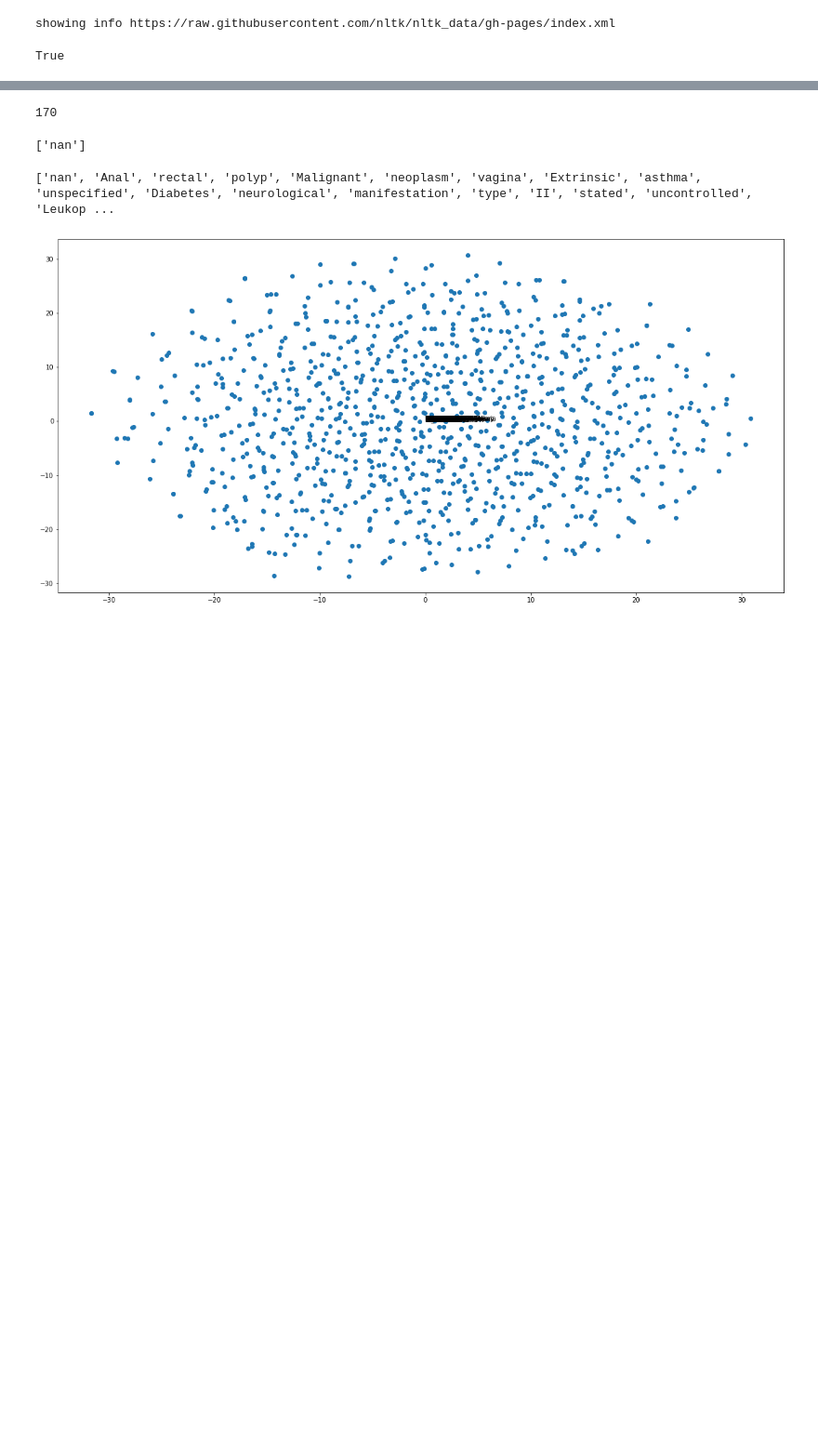
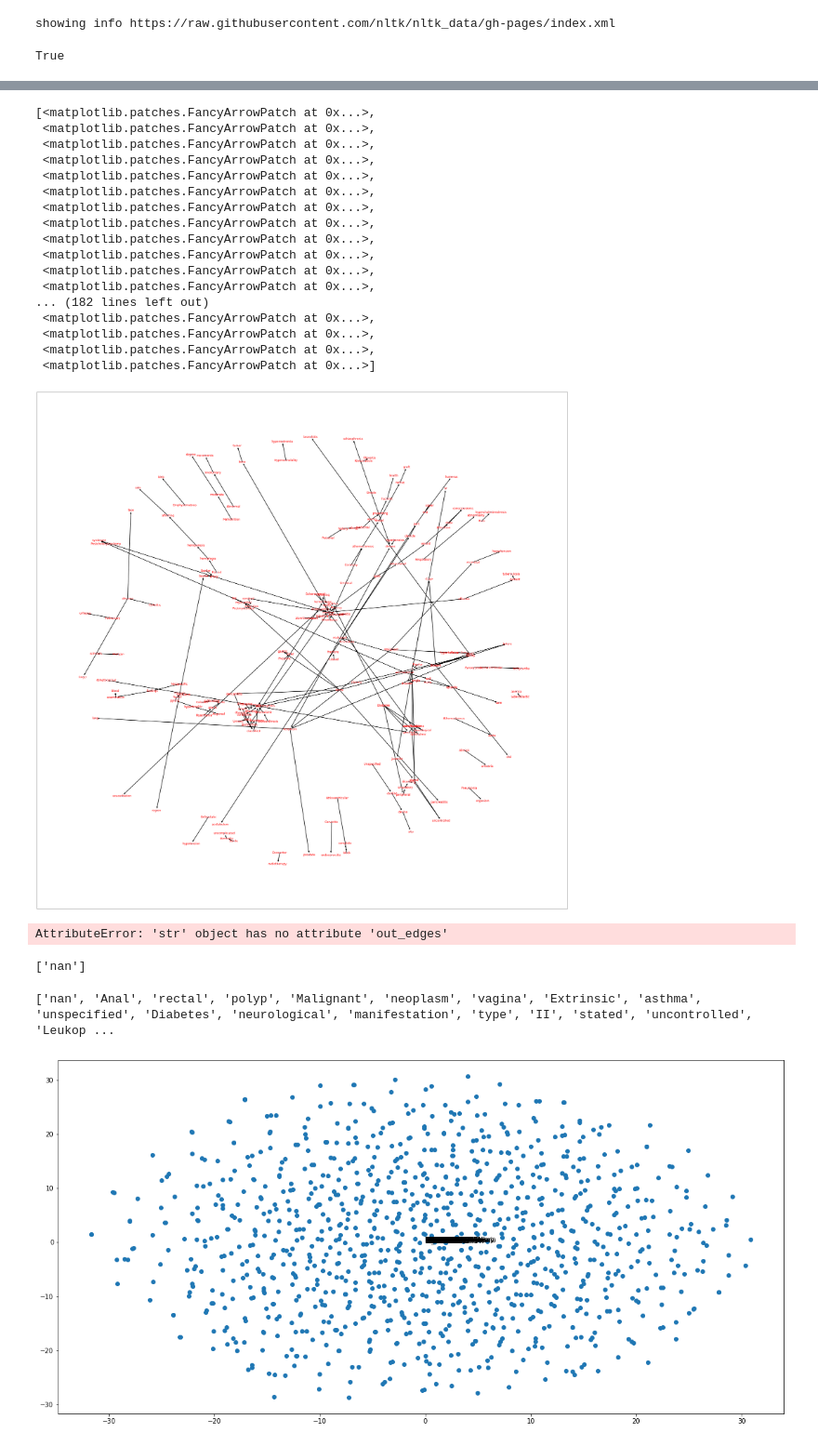
Before and after one commit to rbischof/ML4HC, a Jupyter notebook: project_2/Diagnosis Embedding.ipynb, the cells around one changed output, grey strips where cells are left out. Shown at 93% size. Cells and saved outputs as stored; diff of their text form; code cells hidden in the pictures; blank space fills up the shorter version.

```diff
--- a/project_2/Diagnosis Embedding.ipynb
+++ b/project_2/Diagnosis Embedding.ipynb
@@ -80,7 +29,71 @@ len(adjs)
-# %%
-len(set(adjs))
-# %% [output]
-170
+# %%
+X = np.hstack([np.asarray(df_train)[:,:-4], np.asarray(df_train)[:,-3:]])
+X_val = np.hstack([np.asarray(df_val)[:,:-4], np.asarray(df_val)[:,-3:]])
+X = np.hstack([np.asarray(df_test)[:,:-4], np.asarray(df_test)[:,-3:]])
+Y = np.asarray(df_train)[:,-4]
+Y_val = np.asarray(df_val)[:,-4]
+Y_test = np.asarray(df_test)[:,-4]
+# %%
+diagnoses = []
+X_diag = []
+
+for x in X[1:, -3:]:
+    diag = []
+    for i in range(3):
+        if str(x[i]) == 'nan': continue
+        doc = []
+        for w in tokenizer.tokenize(str(x[i])):
+            if w not in stop_words:
+                doc.append(w)
+        diag.append(doc)
+    diagnoses.append(diag)
+# %%
+words = {}
+
+for diag in diagnoses:
+    for d in diag:
+        for w in d:
+            if words.get(w) == None:
+                words[w] = 0
+            else:
+                words[w] += 1
+# %%
+G = nx.DiGraph()
+
+for diag in diagnoses:
+    for d in diag:
+        for i in range(len(d)-1):
+            G.add_edge(d[i], d[i+1])
+# %%
+plt.figure(figsize=(40,40))
+pos = nx.spring_layout(G)
+nx.draw_networkx_nodes(G, pos, node_size=4)
+nx.draw_networkx_labels(G, pos, font_color="red")
+nx.draw_networkx_edges(G, pos, arrowstyle='->',
+                               arrowsize=10, width=2)
+# %% [output]
+[<matplotlib.patches.FancyArrowPatch at 0x...>,
+ <matplotlib.patches.FancyArrowPatch at 0x...>,
+ <matplotlib.patches.FancyArrowPatch at 0x...>,
+ <matplotlib.patches.FancyArrowPatch at 0x...>,
+ <matplotlib.patches.FancyArrowPatch at 0x...>,
+ <matplotlib.patches.FancyArrowPatch at 0x...>,
+ <matplotlib.patches.FancyArrowPatch at 0x...>,
+ <matplotlib.patches.FancyArrowPatch at 0x...>,
+ <matplotlib.patches.FancyArrowPatch at 0x...>,
+ <matplotlib.patches.FancyArrowPatch at 0x...>,
+ <matplotlib.patches.FancyArrowPatch at 0x...>,
+ <matplotlib.patches.FancyArrowPatch at 0x...>,
+... (182 lines left out)
+ <matplotlib.patches.FancyArrowPatch at 0x...>,
+ <matplotlib.patches.FancyArrowPatch at 0x...>,
+ <matplotlib.patches.FancyArrowPatch at 0x...>,
+ <matplotlib.patches.FancyArrowPatch at 0x...>]
+[figure, added]
+# %%
+[n.out_edges for n,d in G.nodes(data=True)]
+# %% [output]
+AttributeError: 'str' object has no attribute 'out_edges'
 # %%
 diagnoses = list(set(X[1:,-3])|set(X[1:,-2])|set(X[1:,-1]))
 # %%
```
Also changed, not shown: parts of 17 cells of this notebook.
